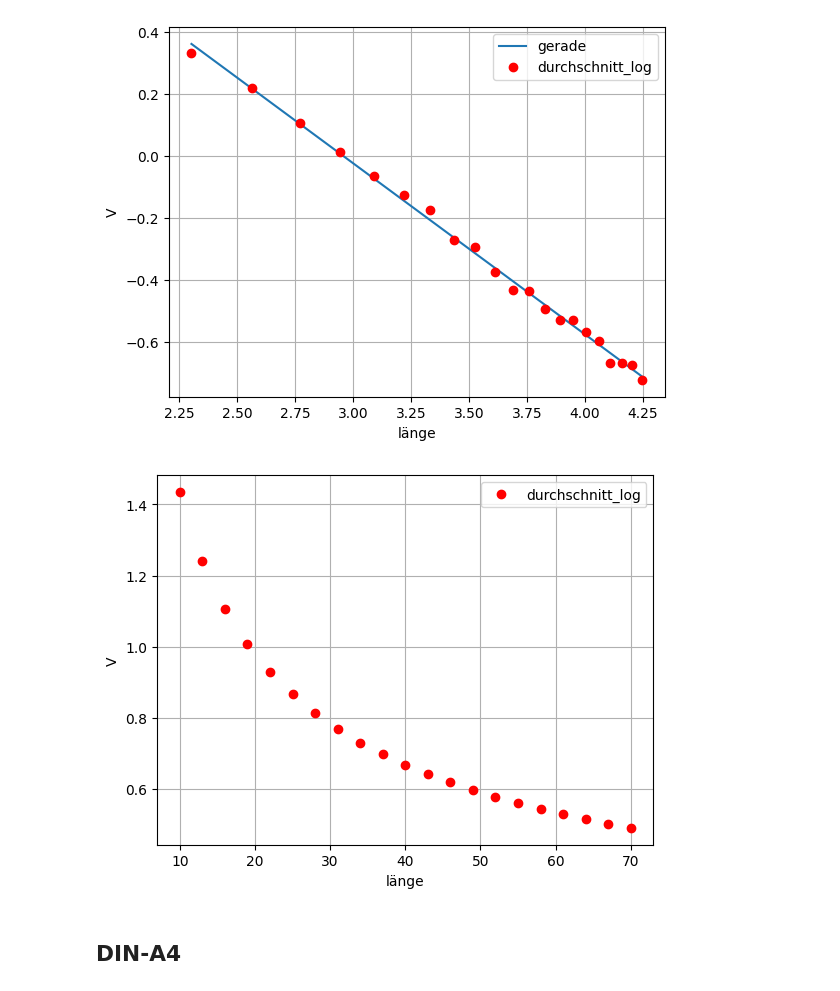
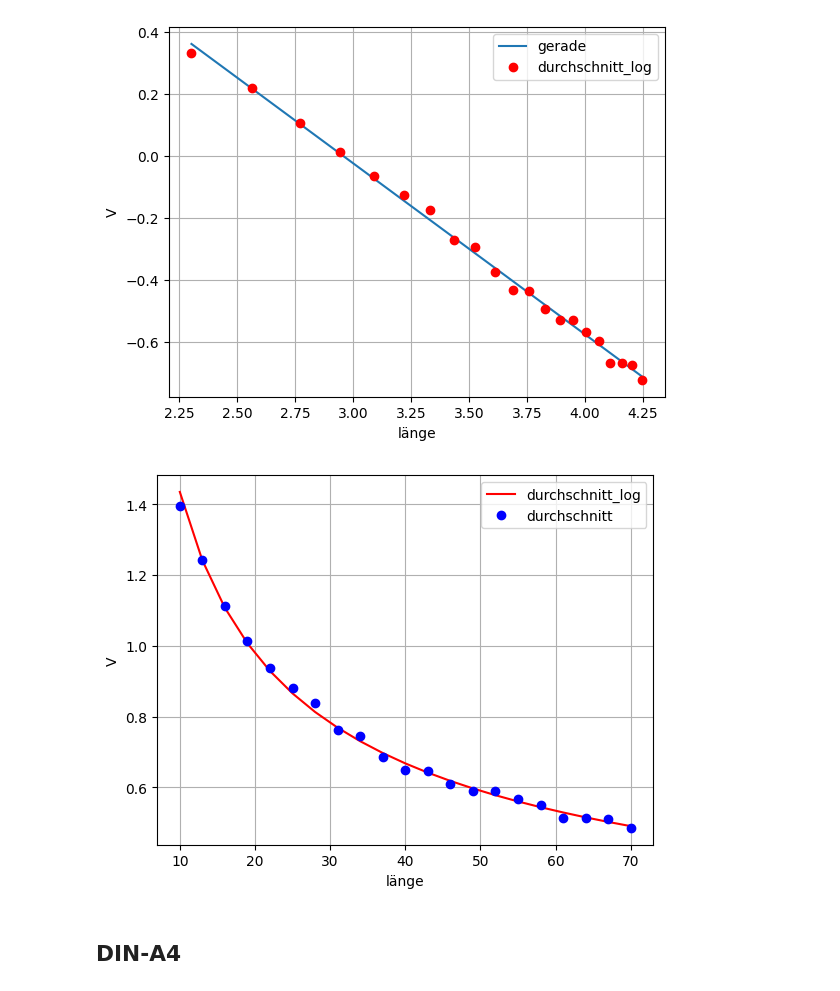
Before and after one commit to Florian11111/SSS, a Jupyter notebook: versuch 1/auswertung.ipynb, the cells around one changed output. Drawn from its saved outputs; the diff is of its cells as text; code cells hidden in the pictures.

```diff
--- a/versuch 1/auswertung.ipynb
+++ b/versuch 1/auswertung.ipynb
@@ -76,15 +76,16 @@ plt.show()
 # %%
 y2 = math.e ** b * l ** a
 
-plt.plot(l, y2, 'ro', label='durchschnitt_log')
+plt.plot(l, y2, 'r', label='durchschnitt_log')
+plt.plot(l, durchschnitt,'bo', label='durchschnitt')
 plt.legend()
 
 plt.xlabel('länge')
 plt.ylabel('V')
 plt.grid(True)
 plt.show()
 # %% [output]
-[figure, old version]
+[figure, new version]
 # %% [markdown]
 ## DIN-A4
 # %%
```
Also changed, not shown: parts of 1 cell of this notebook.
